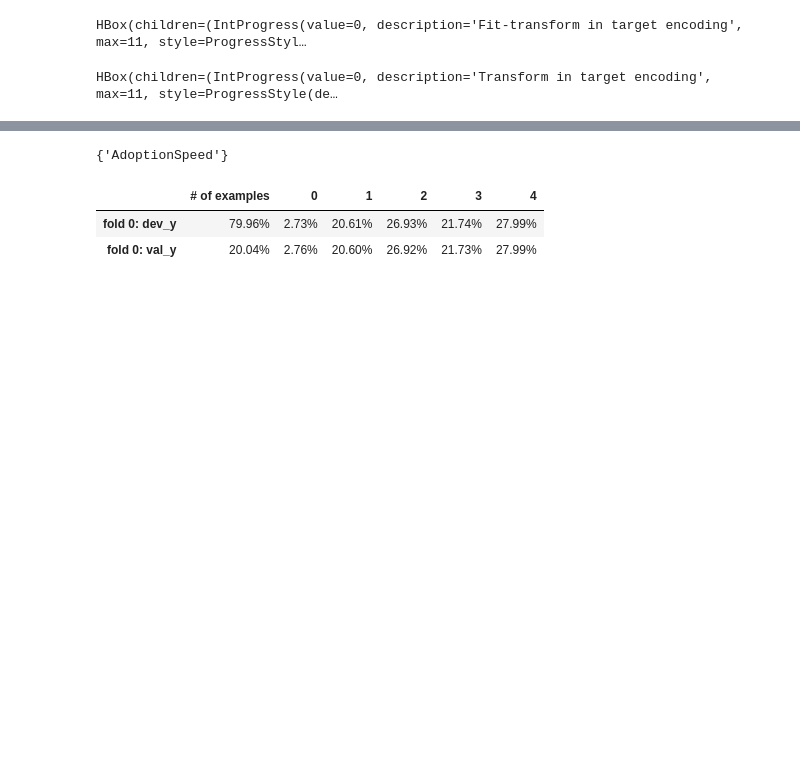
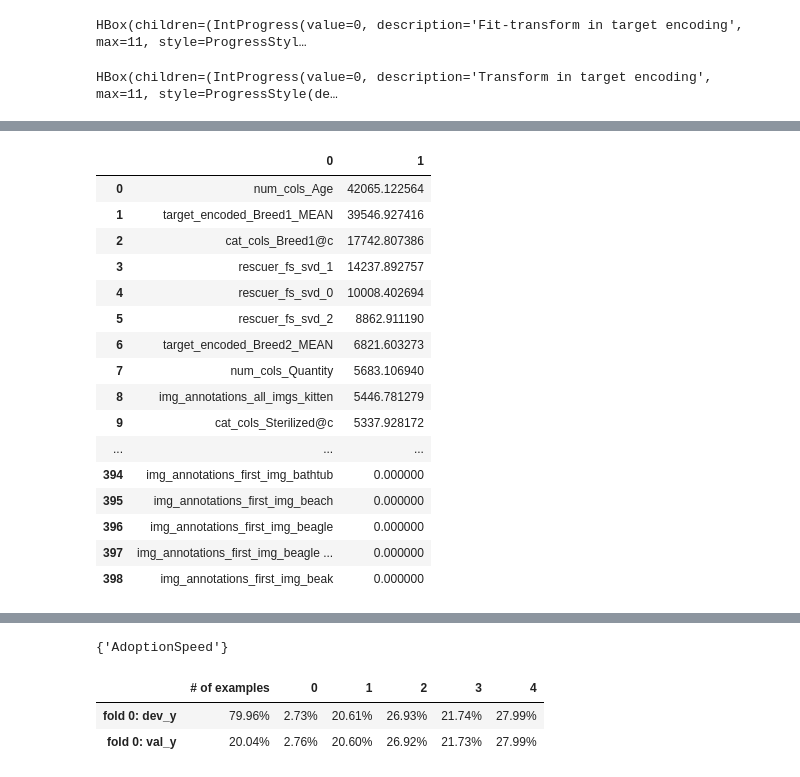
Before and after one commit to jakubwasikowski/kaggle-petfinder-adoption-prediction, a Jupyter notebook: src/YOLO NOTEBOOK.ipynb, the cells around one changed output, grey strips where cells are left out. Saved outputs shown, nothing was run; the diff lists cells and outputs as text; code cells hidden in the pictures; blank space fills up the shorter version.

```diff
--- a/src/YOLO NOTEBOOK.ipynb
+++ b/src/YOLO NOTEBOOK.ipynb
@@ -1505,3 +1492,31 @@ train_f, test_f, p, f_names = apply_pipeline(make_pipeline(
 # %% [output]
 HBox(children=(IntProgress(value=0, description='Fit-transform in target encoding', max=11, style=ProgressStyl…
 HBox(children=(IntProgress(value=0, description='Transform in target encoding', max=11, style=ProgressStyle(de…
+# %%
+params = {
+    'application': 'regression',
+    'boosting': 'gbdt',
+    'metric': 'rmse',
+    'num_leaves': 70,
+    'max_depth': 9,
+    'learning_rate': 0.01,
+    'bagging_fraction': 0.85,
+    'feature_fraction': 0.8,
+    'min_split_gain': 0.02,
+    'min_child_samples': 150,
+    'min_child_weight': 0.02,
+    'lambda_l2': 0.0475,
+    'verbosity': -1,
+    'data_random_seed': 17,
+    'early_stop': 2000,
+    'verbose_eval': 100,
+    'num_rounds': 20000,
+}
+
+results = run_cv_model(
+    'lgbm',
+    train_y,
+    train_f, train_ids,
+    test_f, test_ids,
+    lambda: LgbmPredictor(params, f_names), lambda: TrainingSetDistributionPredictor()
+)
@@ -1507,0 +1613,20 @@ HBox(children=(IntProgress(value=0, description='Transform in target encoding',
+# %%
+display_lgbm_importance(results, f_names, 2000)
+# %% [output]
+|  | 0 | 1 |
+| 0 | num_cols_Age | 42065.122564 |
+| 1 | target_encoded_Breed1_MEAN | 39546.927416 |
+| 2 | cat_cols_Breed1@c | 17742.807386 |
+| 3 | rescuer_fs_svd_1 | 14237.892757 |
+| 4 | rescuer_fs_svd_0 | 10008.402694 |
+| 5 | rescuer_fs_svd_2 | 8862.911190 |
+| 6 | target_encoded_Breed2_MEAN | 6821.603273 |
+| 7 | num_cols_Quantity | 5683.106940 |
+| 8 | img_annotations_all_imgs_kitten | 5446.781279 |
+| 9 | cat_cols_Sterilized@c | 5337.928172 |
+| ... | ... | ... |
+| 394 | img_annotations_first_img_bathtub | 0.000000 |
+| 395 | img_annotations_first_img_beach | 0.000000 |
+| 396 | img_annotations_first_img_beagle | 0.000000 |
+| 397 | img_annotations_first_img_beagle ... | 0.000000 |
+| 398 | img_annotations_first_img_beak | 0.000000 |
```
Also changed, not shown: parts of 15 cells of this notebook.
